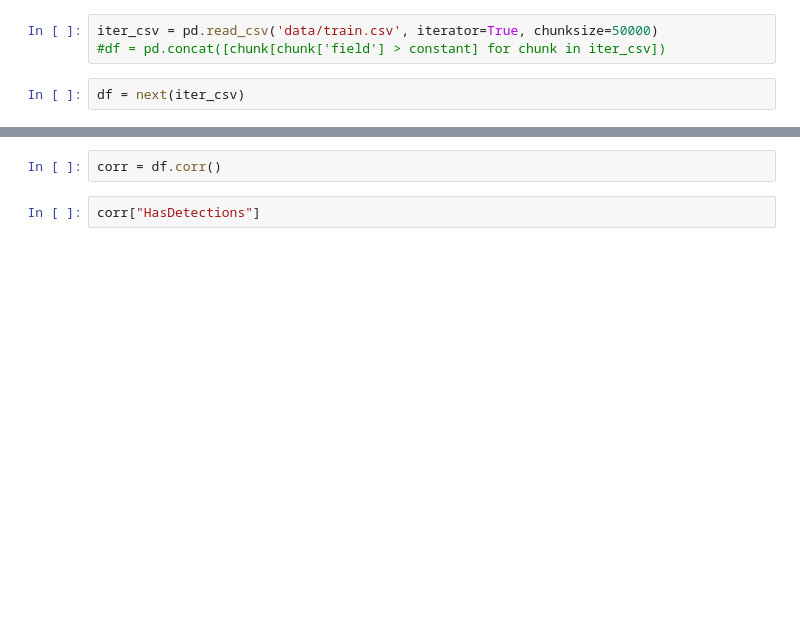
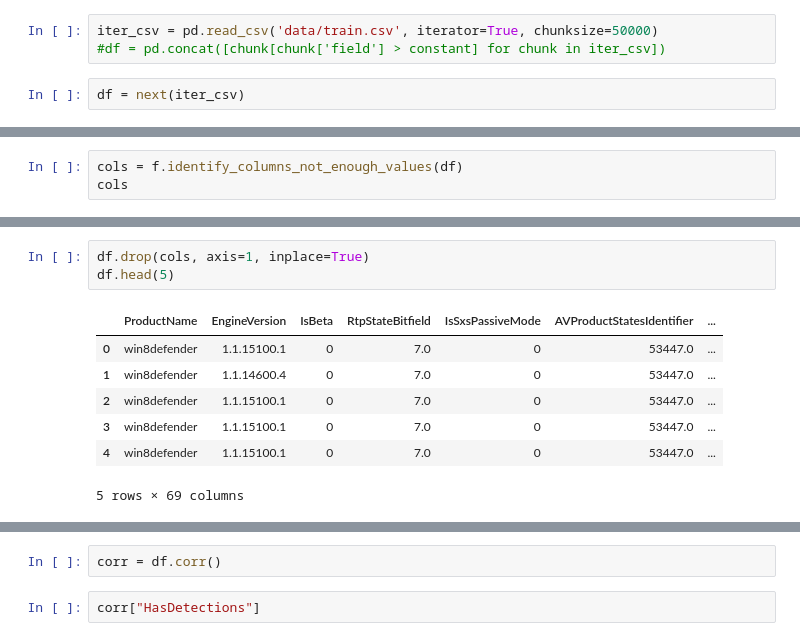
Before and after one commit to mathee/classification, a Jupyter notebook: explore.ipynb, the cells around one changed output, grey strips where cells are left out. Saved outputs shown, nothing was run; the diff lists cells and outputs as text; blank space fills up the shorter version.

```diff
--- a/explore.ipynb
+++ b/explore.ipynb
@@ -33,0 +76,3 @@ TypeError: cannot convert the series to <class 'int'>
+# %%
+cols = f.identify_columns_not_enough_values(df)
+cols
@@ -33,0 +89,11 @@ TypeError: cannot convert the series to <class 'int'>
+# %%
+df.drop(cols, axis=1, inplace=True)
+df.head(5)
+# %% [output]
+|  | ProductName | EngineVersion | IsBeta | RtpStateBitfield | IsSxsPassiveMode | AVProductStatesIdentifier | ... |
+| 0 | win8defender | 1.1.15100.1 | 0 | 7.0 | 0 | 53447.0 | ... |
+| 1 | win8defender | 1.1.14600.4 | 0 | 7.0 | 0 | 53447.0 | ... |
+| 2 | win8defender | 1.1.15100.1 | 0 | 7.0 | 0 | 53447.0 | ... |
+| 3 | win8defender | 1.1.15100.1 | 0 | 7.0 | 0 | 53447.0 | ... |
+| 4 | win8defender | 1.1.15100.1 | 0 | 7.0 | 0 | 53447.0 | ... |
+5 rows × 69 columns
```
Also changed, not shown: parts of 17 cells of this notebook, 8 other files.
